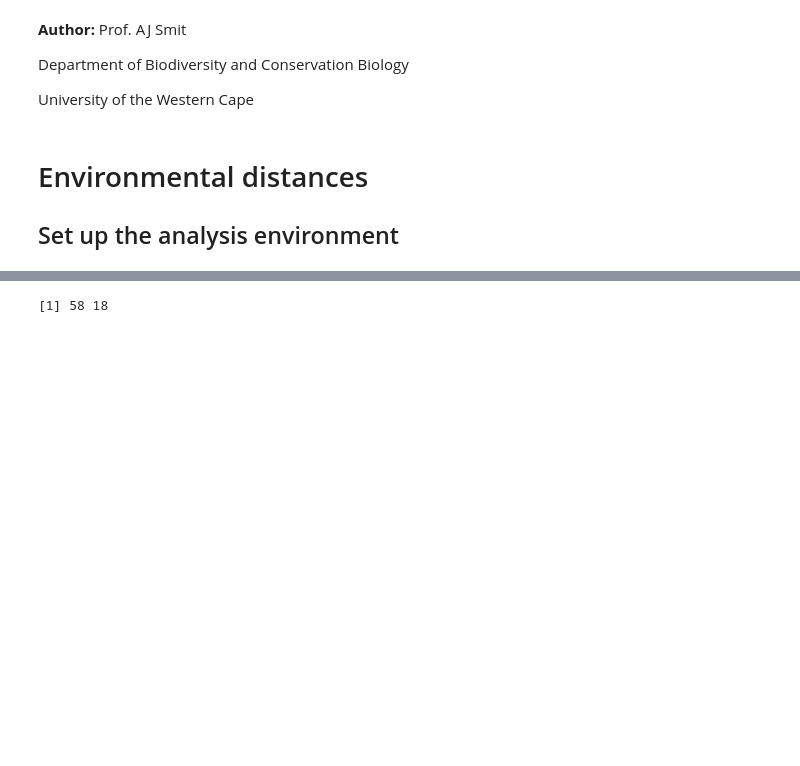
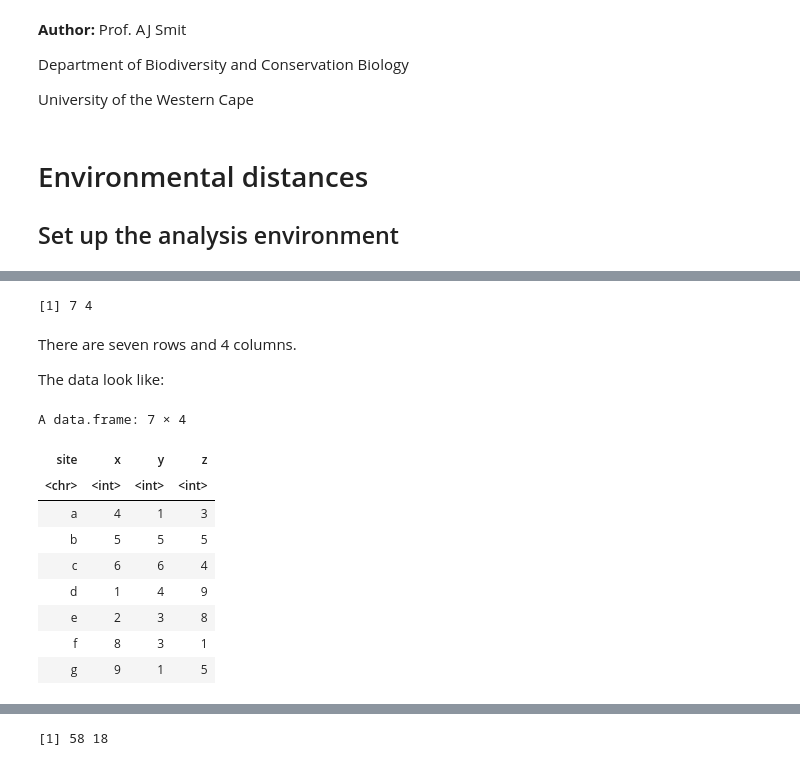
Before and after one commit to ajsmit/Quantitative_Ecology, a Jupyter notebook: jupyter_lab/environmental_distance.ipynb, the cells around one changed output, grey strips where cells are left out. Saved outputs shown, nothing was run; the diff lists cells and outputs as text; code cells hidden in the pictures; blank space fills up the shorter version.

```diff
--- a/jupyter_lab/environmental_distance.ipynb
+++ b/jupyter_lab/environmental_distance.ipynb
@@ -15,0 +26,22 @@ library(ggpubr) # to arrange the multipanel graphs
+# %%
+xyz <- read.csv("/Users/ajsmit/Dropbox/R/workshops/Quantitative_Ecology/_GitBook/data/Euclidian_dustance_demo_data_xyz.csv")
+dim(xyz)
+# %% [output]
+[1] 7 4
+# %% [markdown]
+There are seven rows and 4 columns.
+
+The data look like:
+# %%
+xyz
+# %% [output]
+A data.frame: 7 × 4
+| site | x | y | z |
+| <chr> | <int> | <int> | <int> |
+| a | 4 | 1 | 3 |
+| b | 5 | 5 | 5 |
+| c | 6 | 6 | 4 |
+| d | 1 | 4 | 9 |
+| e | 2 | 3 | 8 |
+| f | 8 | 3 | 1 |
+| g | 9 | 1 | 5 |
```
Also changed, not shown: parts of 16 cells of this notebook, 1 other file.
